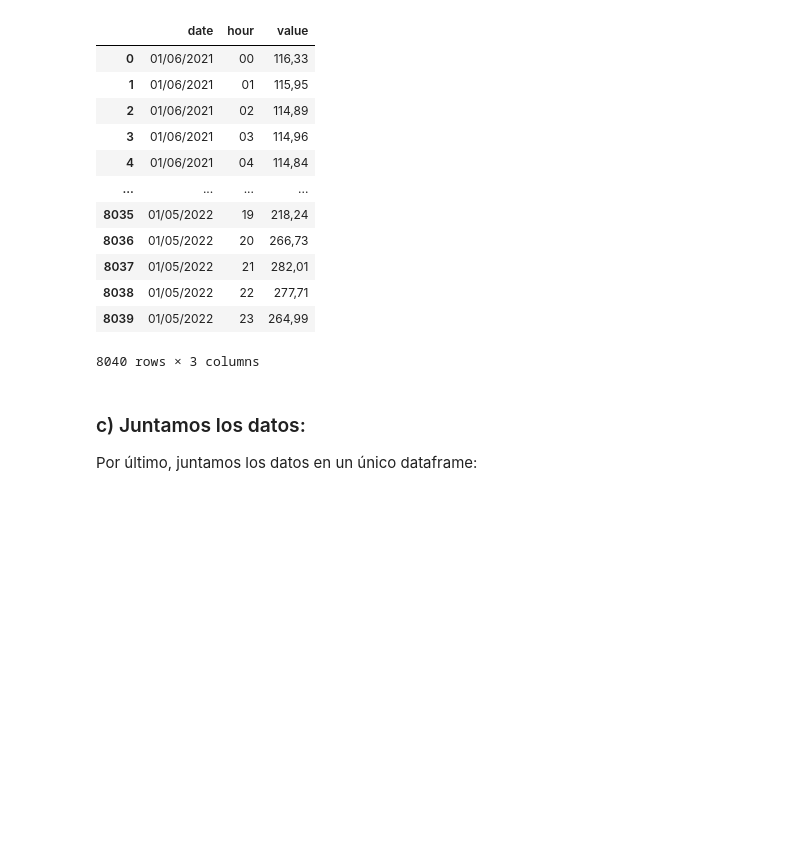
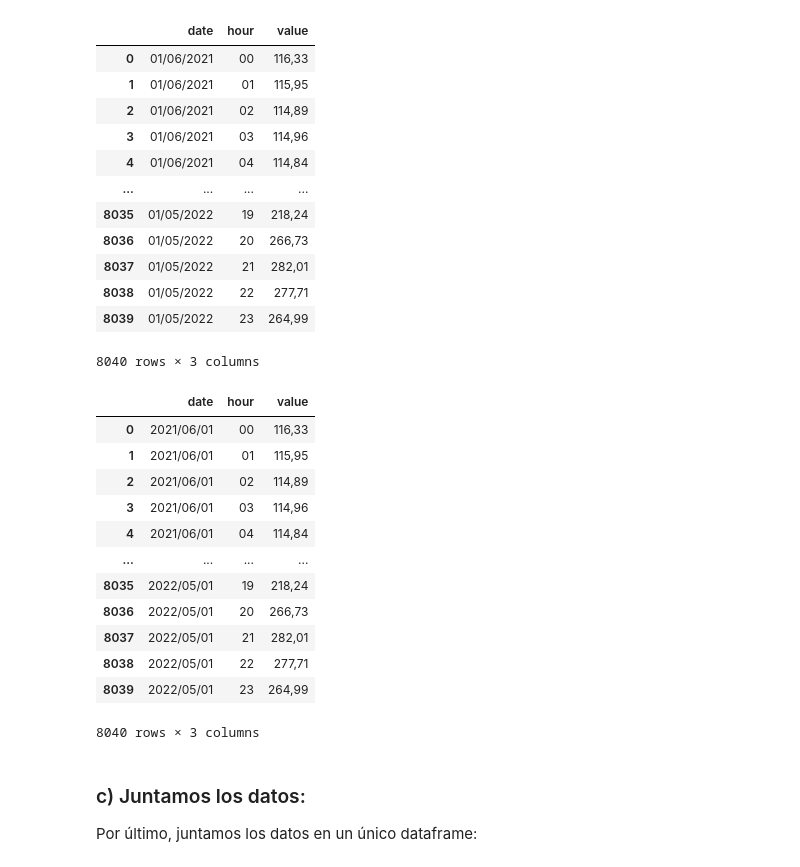
Before and after one commit to BernardoJoseLlamasVerna/tfm_data_science, a Jupyter notebook: TFM_Bernardo_José_Llamas_Verna.ipynb, the cells around one changed output. Drawn from its saved outputs; the diff is of its cells as text; code cells hidden in the pictures; blank space fills up the shorter version.

```diff
--- a/TFM_Bernardo_José_Llamas_Verna.ipynb
+++ b/TFM_Bernardo_José_Llamas_Verna.ipynb
@@ -310,6 +312,24 @@ df_after_20210601
 | 8038 | 01/05/2022 | 22 | 277,71 |
 | 8039 | 01/05/2022 | 23 | 264,99 |
 8040 rows × 3 columns
+# %%
+df_after_20210601['date'] = pd.to_datetime(df_after_20210601['date'], format='%d/%m/%Y').dt.strftime('%Y/%m/%d')
+# %%
+df_after_20210601
+# %% [output]
+|  | date | hour | value |
+| 0 | 2021/06/01 | 00 | 116,33 |
+| 1 | 2021/06/01 | 01 | 115,95 |
+| 2 | 2021/06/01 | 02 | 114,89 |
+| 3 | 2021/06/01 | 03 | 114,96 |
+| 4 | 2021/06/01 | 04 | 114,84 |
+| ... | ... | ... | ... |
+| 8035 | 2022/05/01 | 19 | 218,24 |
+| 8036 | 2022/05/01 | 20 | 266,73 |
+| 8037 | 2022/05/01 | 21 | 282,01 |
+| 8038 | 2022/05/01 | 22 | 277,71 |
+| 8039 | 2022/05/01 | 23 | 264,99 |
+8040 rows × 3 columns
 # %% [markdown]
 ### c) Juntamos los datos:
 
```
Also changed, not shown: parts of 5 cells of this notebook, 3 other files.
